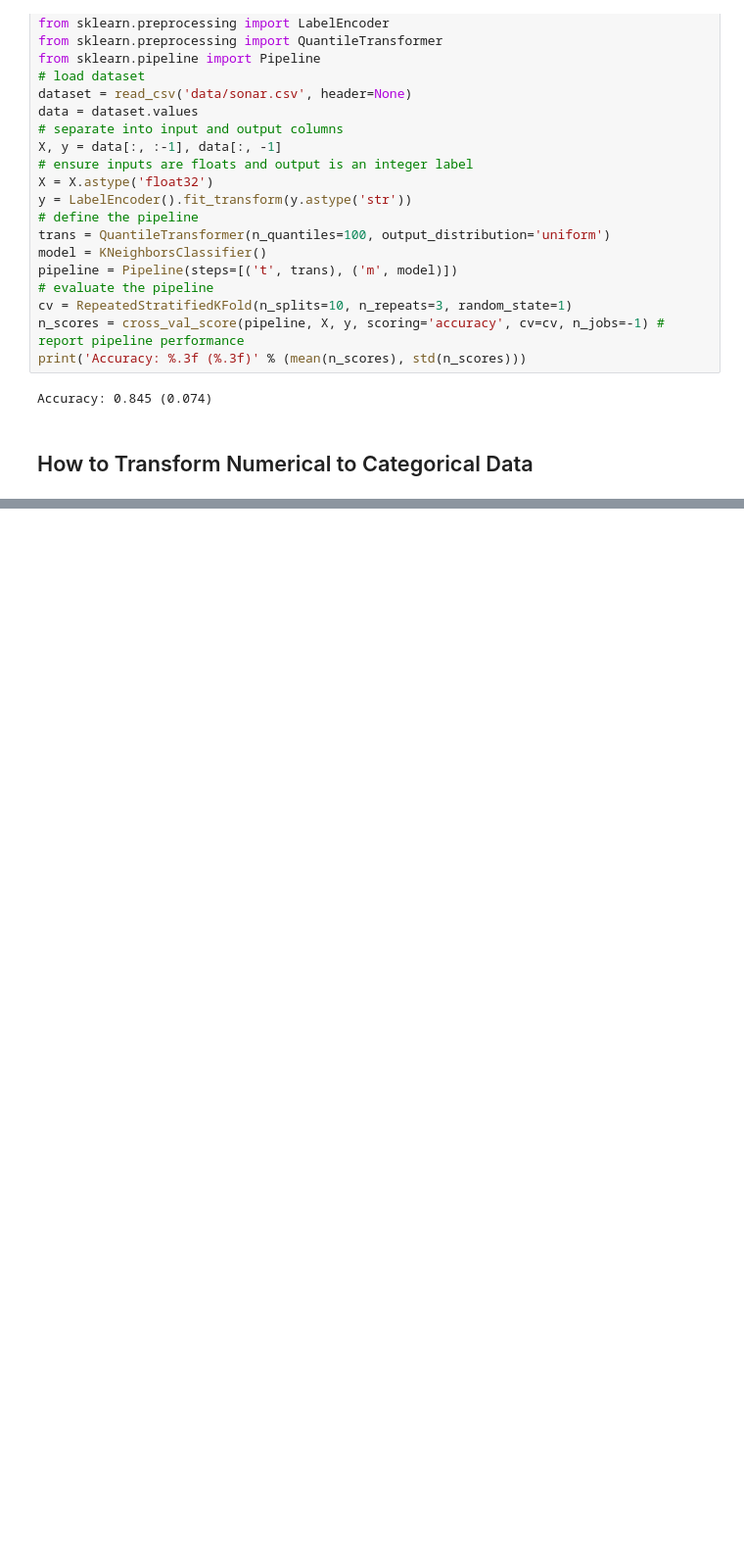
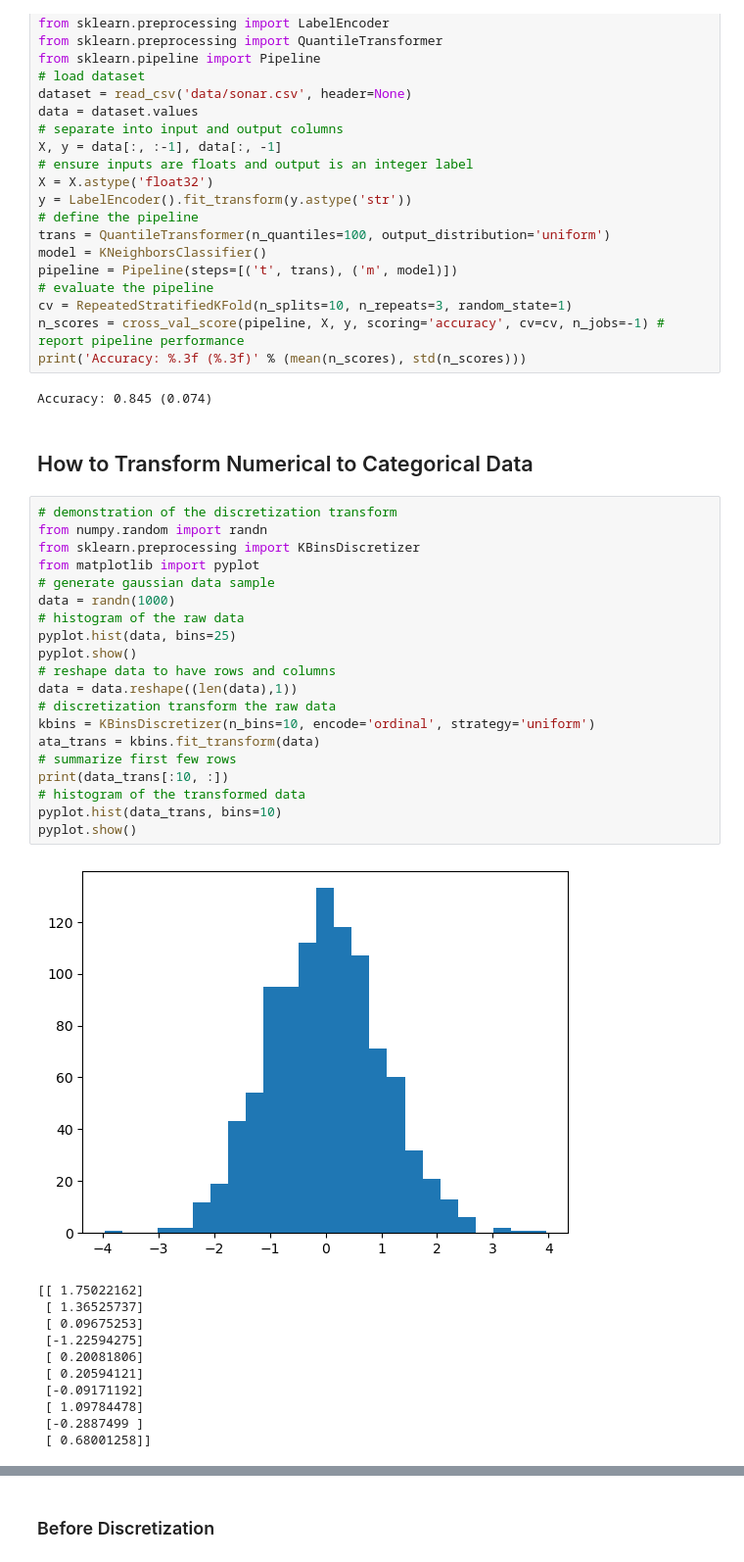
Before and after one commit to MaukanMir/Data-Preperation-For-ML, a Jupyter notebook: data_transforms.ipynb, the cells around one changed output, grey strips where cells are left out. Shown at 98% size. Cells and saved outputs as stored; diff of their text form; blank space fills up the shorter version.

Commit message:
Discretization works

```diff
--- a/data_transforms.ipynb
+++ b/data_transforms.ipynb
@@ -451,3 +451,35 @@ print('Accuracy: %.3f (%.3f)' % (mean(n_scores), std(n_scores)))
 Accuracy: 0.845 (0.074)
 # %% [markdown]
 ## How to Transform Numerical to Categorical Data
+# %%
+# demonstration of the discretization transform
+from numpy.random import randn
+from sklearn.preprocessing import KBinsDiscretizer
+from matplotlib import pyplot
+# generate gaussian data sample
+data = randn(1000)
+# histogram of the raw data
+pyplot.hist(data, bins=25)
+pyplot.show()
+# reshape data to have rows and columns
+data = data.reshape((len(data),1))
+# discretization transform the raw data
+kbins = KBinsDiscretizer(n_bins=10, encode='ordinal', strategy='uniform')
+ata_trans = kbins.fit_transform(data)
+# summarize first few rows
+print(data_trans[:10, :])
+# histogram of the transformed data
+pyplot.hist(data_trans, bins=10)
+pyplot.show()
+# %% [output]
+[figure, added]
+[[ 1.75022162]
+ [ 1.36525737]
+ [ 0.09675253]
+ [-1.22594275]
+ [ 0.20081806]
+ [ 0.20594121]
+ [-0.09171192]
+ [ 1.09784478]
+ [-0.2887499 ]
+ [ 0.68001258]]
@@ -453,0 +487,2 @@ Accuracy: 0.845 (0.074)
+# %% [markdown]
+### Before Discretization
```
Also changed, not shown: parts of 4 cells of this notebook.
